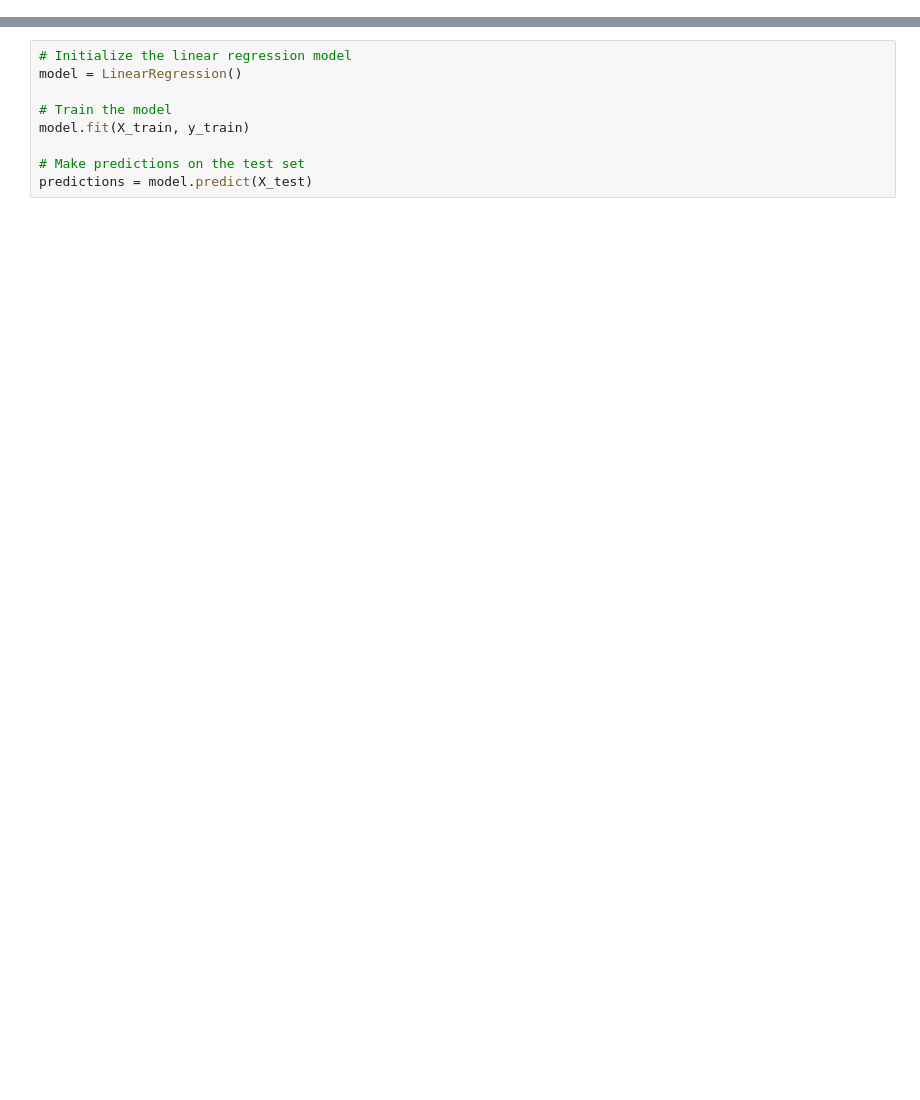
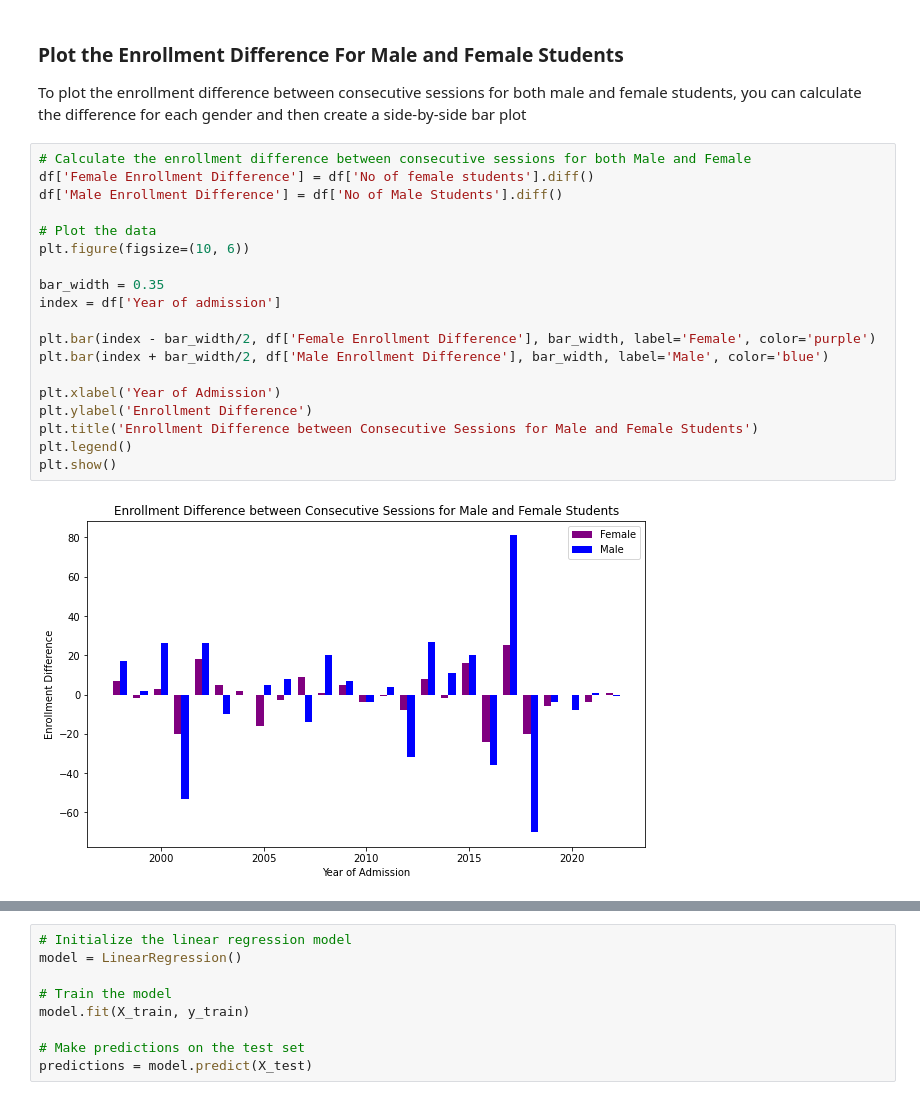
Before and after one commit to Simplystina/CSC-476-Prediction-System, a Jupyter notebook: CSC 476 Research.ipynb, the cells around one changed output, grey strips where cells are left out. Saved outputs shown, nothing was run; the diff lists cells and outputs as text; blank space fills up the shorter version.

```diff
--- a/CSC 476 Research.ipynb
+++ b/CSC 476 Research.ipynb
@@ -126,0 +181,24 @@ Index(['Year', 'FemaleAdmits', 'FemaleApplication', 'FemaleAcceptanceRate(%)',
+# %% [markdown]
+### Plot the Enrollment Difference For Male and Female Students
+To plot the enrollment difference between consecutive sessions for both male and female students, you can calculate the difference for each gender and then create a side-by-side bar plot
+# %%
+# Calculate the enrollment difference between consecutive sessions for both Male and Female
+df['Female Enrollment Difference'] = df['No of female students'].diff()
+df['Male Enrollment Difference'] = df['No of Male Students'].diff()
+
+# Plot the data
+plt.figure(figsize=(10, 6))
+
+bar_width = 0.35
+index = df['Year of admission']
+
+plt.bar(index - bar_width/2, df['Female Enrollment Difference'], bar_width, label='Female', color='purple')
+plt.bar(index + bar_width/2, df['Male Enrollment Difference'], bar_width, label='Male', color='blue')
+
+plt.xlabel('Year of Admission')
+plt.ylabel('Enrollment Difference')
+plt.title('Enrollment Difference between Consecutive Sessions for Male and Female Students')
+plt.legend()
+plt.show()
+# %% [output]
+[figure, added]
```
Also changed, not shown: parts of 36 cells of this notebook.
